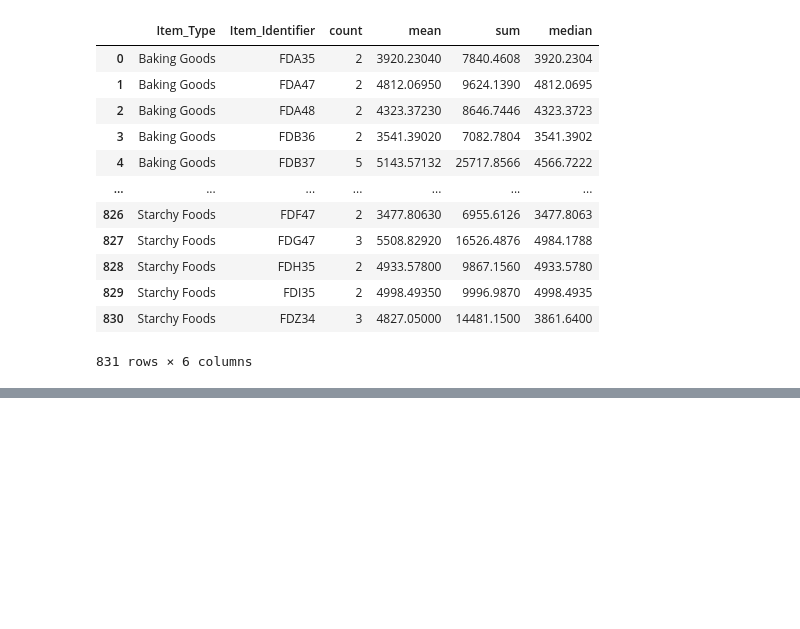
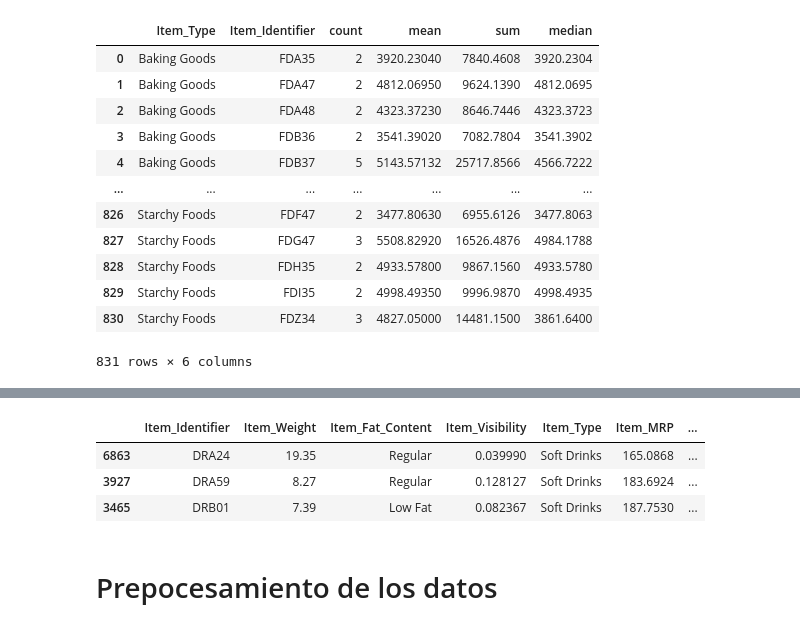
Before and after one commit to hernanGONVE/sales-predictions, a Jupyter notebook: Proyecto1_parte2.ipynb, the cells around one changed output, grey strips where cells are left out. Drawn from its saved outputs; the diff is of its cells as text; code cells hidden in the pictures; blank space fills up the shorter version.

```diff
--- a/Proyecto1_parte2.ipynb
+++ b/Proyecto1_parte2.ipynb
@@ -399,7 +406,7 @@ df_lower= df[df["Outlet_Identifier"].isin(["OUT010","OUT019"])]
 # %%
 import plotly.express as px
 
-df = px.data.medals_long()
+da = px.data.medals_long()
 
 fig = px.scatter(df_high, y="Item_Outlet_Sales", x="Item_MRP", color="Outlet_Type")
 fig.update_traces(marker_size=7)
@@ -412,7 +419,7 @@ Se puede observar que el mercado de mayores productores se divide en 4 partes pr
 # %%
 import plotly.express as px
 
-df = px.data.medals_long()
+da = px.data.medals_long()
 
 fig = px.scatter(df_lower, y="Item_Outlet_Sales", x="Item_MRP", color="Outlet_Type")
 fig.update_traces(marker_size=7)
@@ -509,7 +516,7 @@ pie_grafic
 96 rows × 4 columns
 # %%
 import plotly.express as px
-df = px.data.tips()
+da = px.data.tips()
 fig = px.sunburst(pie_grafic, path=['Item_Type','Item_Fat_Content','Outlet_Identifier'], color='Item_Type',values='Item_Outlet_Sales',title="Productos disponible en todas las tiendas, ingresos por categoria, tienda y producto")
 fig.update_layout(width=900, height=900)
 fig.show()
@@ -570,10 +577,19 @@ dff
 import plotly.express as px
 
 
-df = px.data.gapminder()
+da = px.data.gapminder()
 fig = px.scatter(dff, x="sum", y="Item_Type", size="count", color="Item_Type",
            hover_name="Item_Identifier", size_max=15)
 
 fig.show()
 # %% [output]
 [interactive output not drawn]
+# %%
+df.head(3)
+# %% [output]
+|  | Item_Identifier | Item_Weight | Item_Fat_Content | Item_Visibility | Item_Type | Item_MRP | ... |
+| 6863 | DRA24 | 19.35 | Regular | 0.039990 | Soft Drinks | 165.0868 | ... |
+| 3927 | DRA59 | 8.27 | Regular | 0.128127 | Soft Drinks | 183.6924 | ... |
+| 3465 | DRB01 | 7.39 | Low Fat | 0.082367 | Soft Drinks | 187.7530 | ... |
+# %% [markdown]
+# Prepocesamiento de los datos
```
Also changed, not shown: parts of 24 cells of this notebook.
